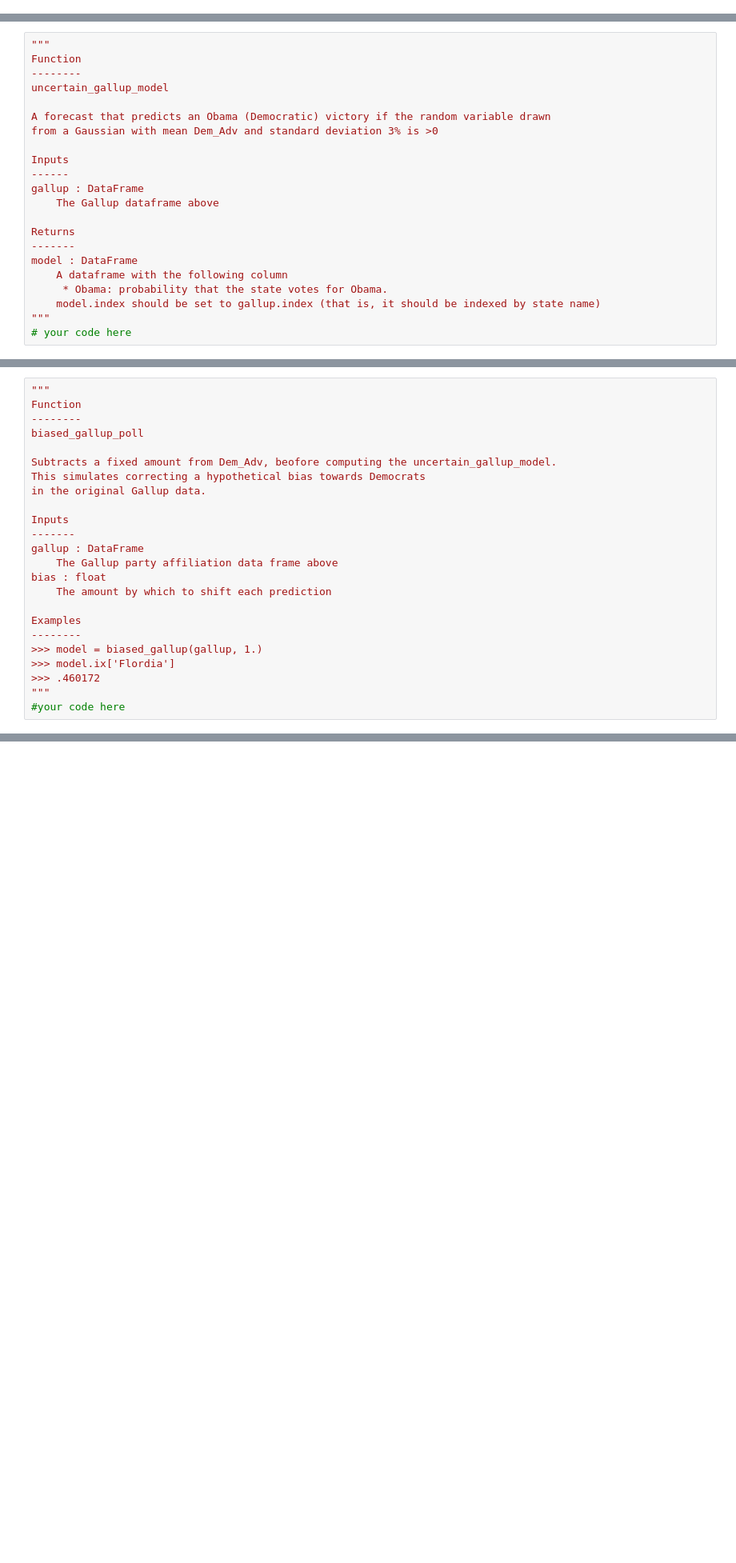
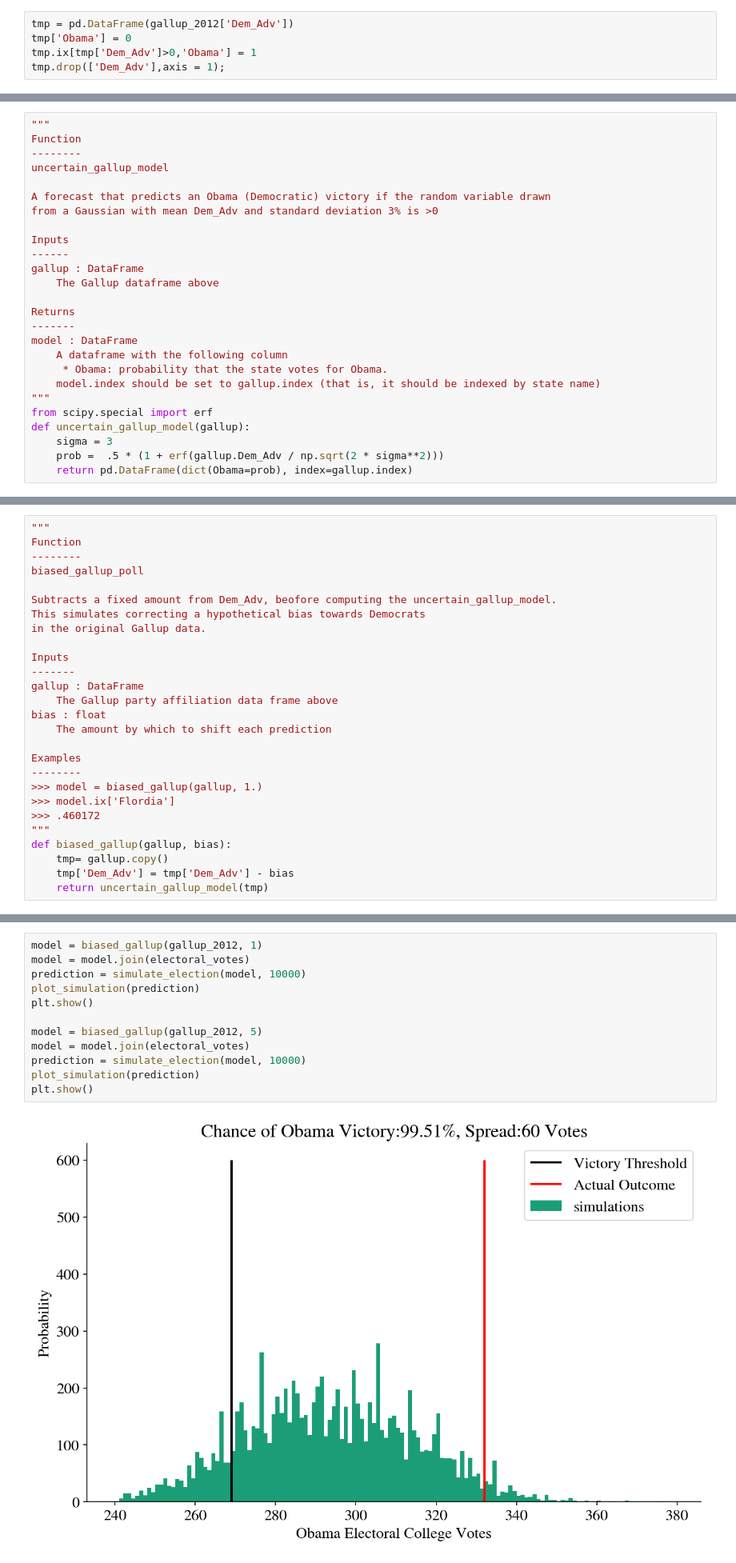
Before and after one commit to xiexingzhu/content, a Jupyter notebook: HW2.ipynb, the cells around one changed output, grey strips where cells are left out. Shown at 80% size. Saved outputs shown, nothing was run; the diff lists cells and outputs as text; blank space fills up the shorter version.

```diff
--- a/HW2.ipynb
+++ b/HW2.ipynb
@@ -485,3 +491,8 @@ gallup_2012.head()
 Each row lists a state, the percent of surveyed individuals who identify as Democrat/Republican, the percent whose identification is unknown or who haven't made an affiliation yet, the margin between Democrats and Republicans (`Dem_Adv`: the percentage identifying as Democrats minus the percentage identifying as Republicans), and the number `N` of people surveyed.
 
 **1.6** This survey can be used to predict the outcome of each State's election. The simplest forecast model assigns 100% probability that the state will vote for the majority party.  *Implement this simple forecast*.
+# %%
+tmp = pd.DataFrame(gallup_2012['Dem_Adv'])
+tmp['Obama'] = 0
+tmp.ix[tmp['Dem_Adv']>0,'Obama'] = 1
+tmp.drop(['Dem_Adv'],axis = 1);
@@ -571,4 +613,8 @@ model : DataFrame
      * Obama: probability that the state votes for Obama.
     model.index should be set to gallup.index (that is, it should be indexed by state name)
 """
-# your code here
+from scipy.special import erf
+def uncertain_gallup_model(gallup):
+    sigma = 3
+    prob =  .5 * (1 + erf(gallup.Dem_Adv / np.sqrt(2 * sigma**2)))
+    return pd.DataFrame(dict(Obama=prob), index=gallup.index)
@@ -625,6 +699,9 @@ Examples
 >>> model.ix['Flordia']
 >>> .460172
 """
-#your code here
+def biased_gallup(gallup, bias):
+    tmp= gallup.copy()
+    tmp['Dem_Adv'] = tmp['Dem_Adv'] - bias
+    return uncertain_gallup_model(tmp)
 # %% [markdown]
 **1.11** *Simulate elections assuming a bias of 1% and 5%, and plot histograms for each one.*
@@ -632,0 +732,14 @@ Examples
+# %%
+model = biased_gallup(gallup_2012, 1)
+model = model.join(electoral_votes)
+prediction = simulate_election(model, 10000)
+plot_simulation(prediction)
+plt.show()
+
+model = biased_gallup(gallup_2012, 5)
+model = model.join(electoral_votes)
+prediction = simulate_election(model, 10000)
+plot_simulation(prediction)
+plt.show()
+# %% [output]
+[figure, added]
```
Also changed, not shown: parts of 58 cells of this notebook, 6 other files.
